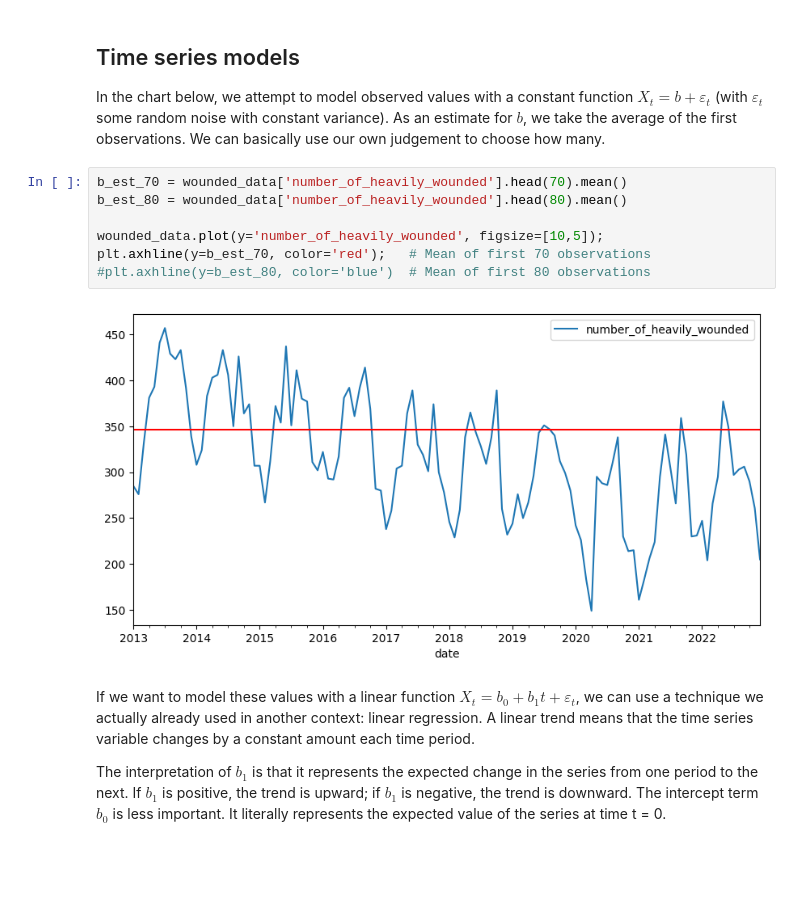
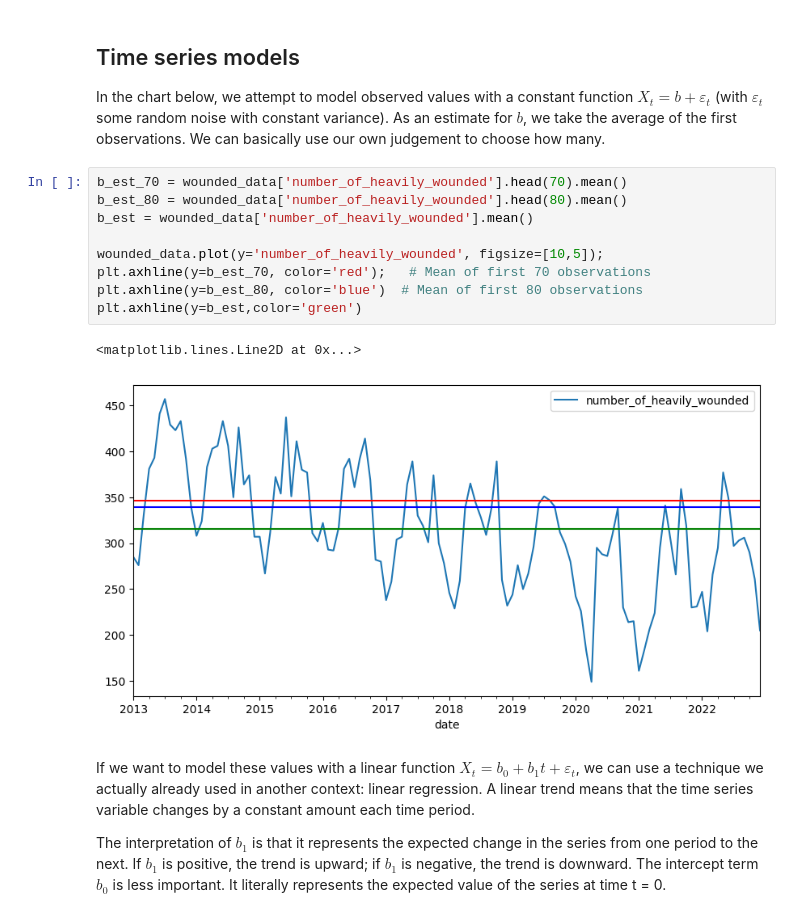
Before and after one commit to BrentVervaet/dsai-labs-bv, a Jupyter notebook: 7-time-series/7.01-time-series.ipynb, the cells around one changed output. Saved outputs shown, nothing was run; the diff lists cells and outputs as text; blank space fills up the shorter version.

```diff
--- a/7-time-series/7.01-time-series.ipynb
+++ b/7-time-series/7.01-time-series.ipynb
@@ -113,12 +120,15 @@ In the chart below, we attempt to model observed values with a constant function
 # %%
 b_est_70 = wounded_data['number_of_heavily_wounded'].head(70).mean()
 b_est_80 = wounded_data['number_of_heavily_wounded'].head(80).mean()
+b_est = wounded_data['number_of_heavily_wounded'].mean()
 
 wounded_data.plot(y='number_of_heavily_wounded', figsize=[10,5]);
 plt.axhline(y=b_est_70, color='red');   # Mean of first 70 observations
-#plt.axhline(y=b_est_80, color='blue')  # Mean of first 80 observations
+plt.axhline(y=b_est_80, color='blue')  # Mean of first 80 observations
+plt.axhline(y=b_est,color='green')
 # %% [output]
+<matplotlib.lines.Line2D at 0x...>
-[figure, old version]
+[figure, new version]
 # %% [markdown]
 If we want to model these values with a linear function $X_t = b_0 + b_1 t + \varepsilon_t$, we can use a technique we actually already used in another context: linear regression. A linear trend means that the time series variable changes by a constant amount each time
 period.
```
Also changed, not shown: parts of 9 cells of this notebook.
